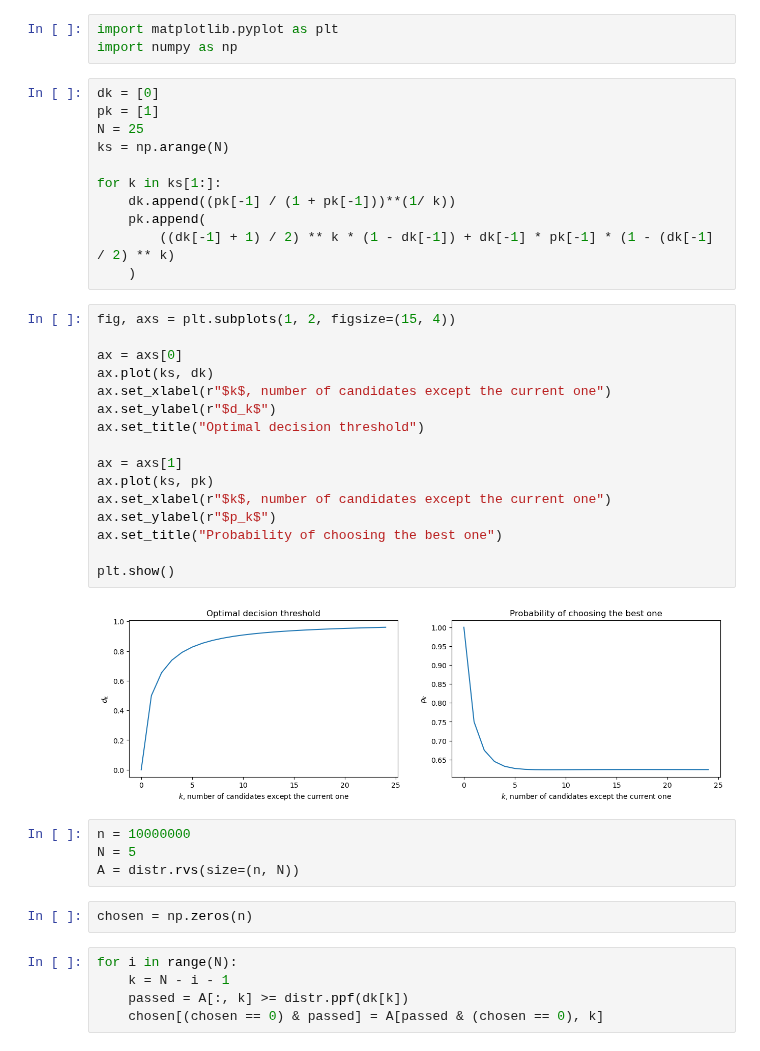
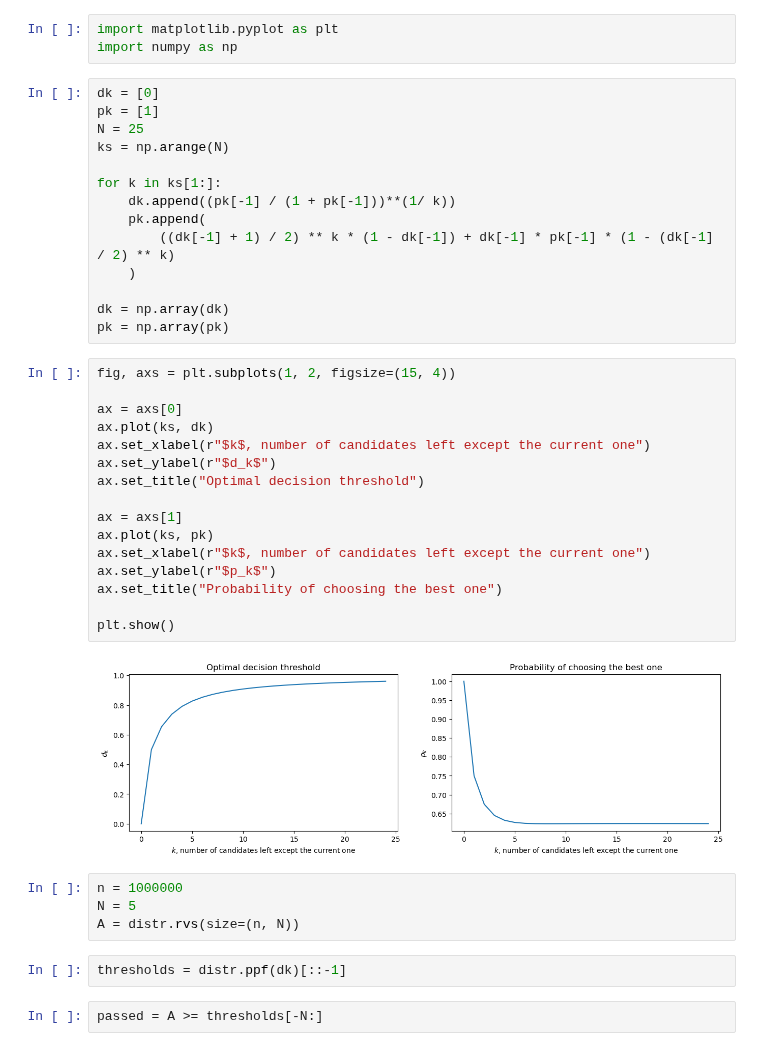
Before and after one commit to EvgeniyAzarov/hiring_strategy_problem, a Jupyter notebook: interview_strategy.ipynb, the cells around one changed output. Cells and saved outputs as stored; diff of their text form.

```diff
--- a/interview_strategy.ipynb
+++ b/interview_strategy.ipynb
@@ -113,32 +113,32 @@ for k in ks[1:]:
     pk.append(
         ((dk[-1] + 1) / 2) ** k * (1 - dk[-1]) + dk[-1] * pk[-1] * (1 - (dk[-1] / 2) ** k)
     )
+
+dk = np.array(dk)
+pk = np.array(pk)
 # %%
 fig, axs = plt.subplots(1, 2, figsize=(15, 4))
 
 ax = axs[0]
 ax.plot(ks, dk)
-ax.set_xlabel(r"$k$, number of candidates except the current one")
+ax.set_xlabel(r"$k$, number of candidates left except the current one")
 ax.set_ylabel(r"$d_k$")
 ax.set_title("Optimal decision threshold")
 
 ax = axs[1]
 ax.plot(ks, pk)
-ax.set_xlabel(r"$k$, number of candidates except the current one")
+ax.set_xlabel(r"$k$, number of candidates left except the current one")
 ax.set_ylabel(r"$p_k$")
 ax.set_title("Probability of choosing the best one")
 
 plt.show()
 # %% [output]
-[figure, old version]
+[figure, new version]
 # %%
-n = 10000000
+n = 1000000
 N = 5
 A = distr.rvs(size=(n, N))
-# %%
-chosen = np.zeros(n)
-# %%
-for i in range(N):
-    k = N - i - 1
-    passed = A[:, k] >= distr.ppf(dk[k])
-    chosen[(chosen == 0) & passed] = A[passed & (chosen == 0), k]
+# %%
+thresholds = distr.ppf(dk)[::-1]
+# %%
+passed = A >= thresholds[-N:]
```
Also changed, not shown: parts of 6 cells of this notebook.
